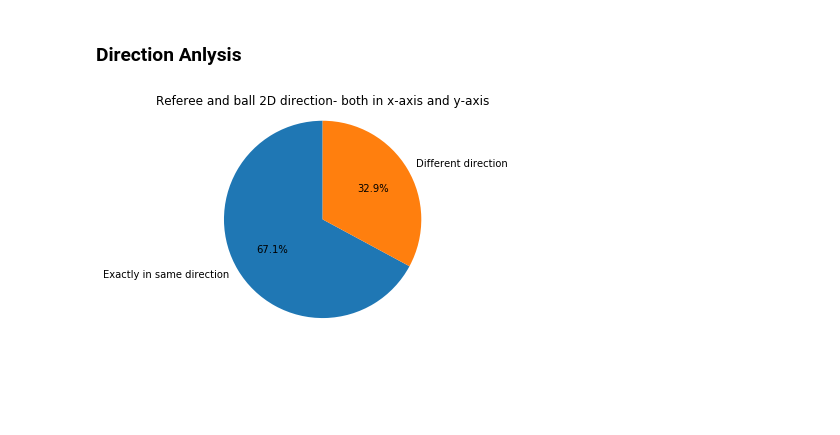
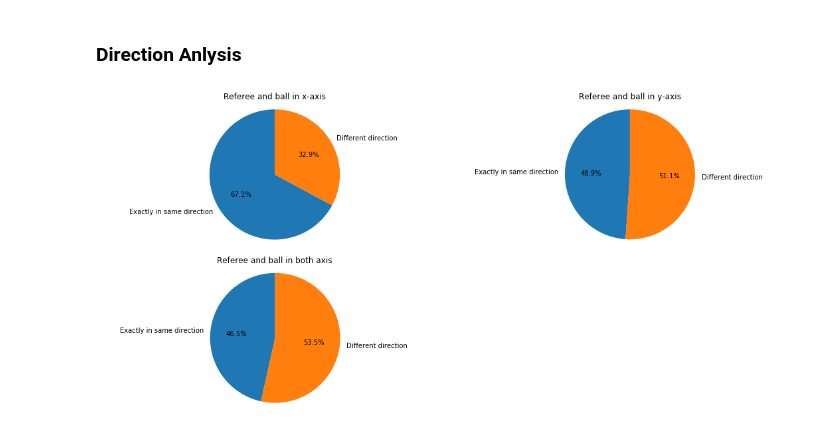
Before and after one commit to anaramirli/predict-soccer-ball-location, a Jupyter notebook: src/feature_analysis.ipynb, the cells around one changed output. Drawn from its saved outputs; the diff is of its cells as text; code cells hidden in the pictures; blank space fills up the shorter version.

```diff
--- a/src/feature_analysis.ipynb
+++ b/src/feature_analysis.ipynb
@@ -580,50 +580,77 @@ def define_direction(delta):
     else:
         return -1
 
-referee_direct = [features_df['refDirectX'], features_df['refDirectX']]
+referee_direct = [features_df['refDirectX'], features_df['refDirectY']]
 ball_cord = [features_df['xpos'], features_df['ypos']]
+pitch_index = features_df['pitch_index']
 
 referee_direct_l = []
 ball_direct_l = []
 
 for frame in range(len(features_df)):
-    p_index = pith_index[frame]
-    if ball_cord[0][frame]!=0 and p_index !=0:
+    if ball_cord[0][frame]!=0 and pitch_index[frame]!=0:
         deltaX = ball_cord[0][frame]-ball_cord[0][frame-1]
         deltaY = ball_cord[1][frame]-ball_cord[1][frame-1]
         ball_direct_l.append([define_direction(deltaX),define_direction(deltaY)])
         referee_direct_l.append([referee_direct[0][frame], referee_direct[1][frame]])
 
 ball_direct_l = np.array(ball_direct_l)
 referee_direct_l = np.array(referee_direct_l)
 
 data = {
 'd_rx': referee_direct_l[:,0],
 'd_ry': referee_direct_l[:,1],
 'd_bx': ball_direct_l[:,0],
 'd_by': ball_direct_l[:,1]
 }
 
 same = 0
 diff = 0
+same_x = 0
+diff_x = 0
+same_y = 0
+diff_y = 0
 
 for i in range(len(data['d_rx'])):
-    if data['d_rx'][i] == data['d_bx'][i] and data['d_ry'][i] == data['d_by'][i]:
-        same +=1
+    if data['d_rx'][i] == data['d_bx'][i]:
+        same_x +=1
+
+        if data['d_ry'][i] == data['d_by'][i]:
+            same +=1
+        else:
+            diff +=1
     else:
-        diff +=1
+        diff_x +=1
+
+    if data['d_ry'][i] == data['d_by'][i]:
+        same_y +=1
+    else:
+        diff_y +=1
 
 labels = 'Exactly in same direction', 'Different direction'
+sizes = [same_x,diff_x]
+
+plt.figure(figsize=(15, 7))
+plt.subplot(2, 2, 1)
+plt.pie(sizes, labels=labels, autopct='%1.1f%%',
+        shadow=False, startangle=90)
+plt.axis('equal')
+plt.title('Referee and ball in x-axis')
+
+sizes = [same_y,diff_y]
+plt.subplot(2, 2, 2)
+plt.pie(sizes, labels=labels, autopct='%1.1f%%',
+        shadow=False, startangle=90)
+plt.axis('equal')
+plt.title('Referee and ball in y-axis')
+
 sizes = [same,diff]
+plt.subplot(2, 2, 3)
+plt.pie(sizes, labels=labels, autopct='%1.1f%%',
+        shadow=False, startangle=90)
+plt.axis('equal')
+plt.title('Referee and ball in both axis')
 
-
-fig1, ax1 = plt.subplots()
-ax1.pie(sizes, labels=labels, autopct='%1.1f%%',
-        shadow=False, startangle=90)
-
-
-ax1.axis('equal')
-plt.title('Referee and ball 2D direction- both in x-axis and y-axis')
-plt.show()
+plt.tight_layout()
 # %% [output]
-[figure, old version]
+[figure, new version]
```
Also changed, not shown: 1 other file.
